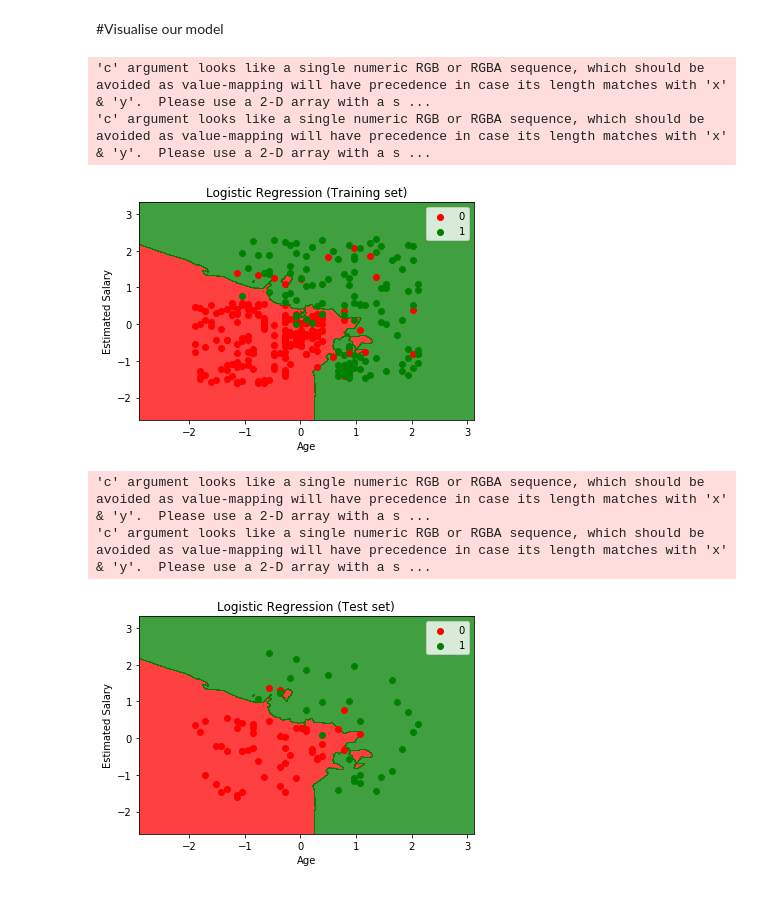
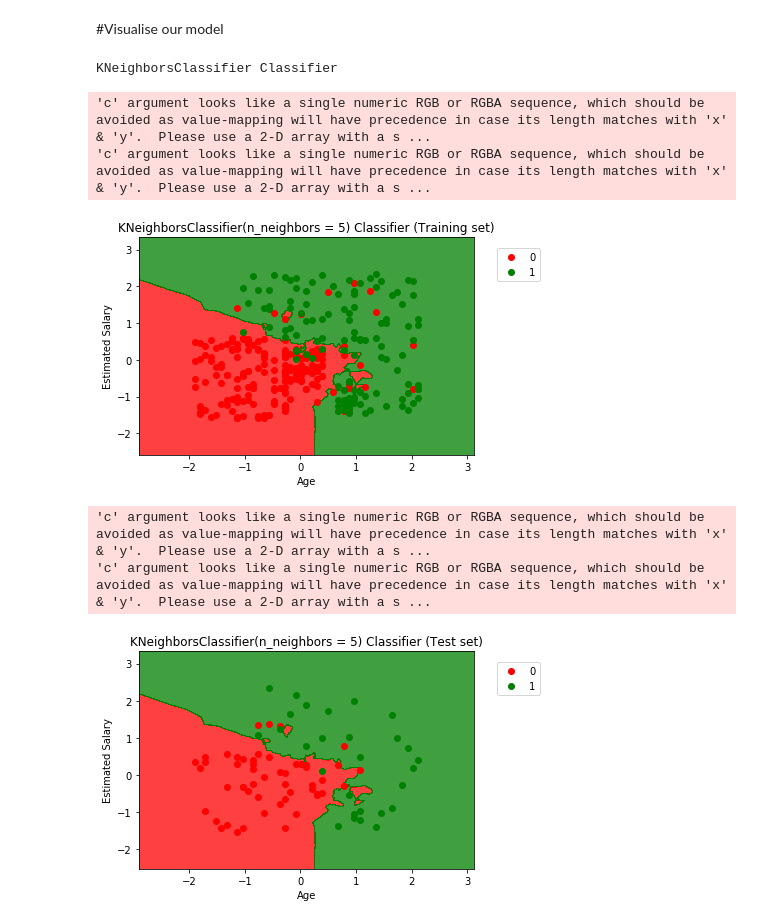
Before and after one commit to noushadkhan01/ML-and-DL-by-SuperDataScience, a Jupyter notebook: Machine-Learning/Part 3 - Classification/Section 15 - K-Nearest Neighbors (K-NN)/K_NN_Classifier_on_ad_dataset.ipynb, the cells around one changed output. Cells and saved outputs as stored; diff of their text form; code cells hidden in the pictures.

```diff
--- a/Machine-Learning/Part 3 - Classification/Section 15 - K-Nearest Neighbors (K-NN)/K_NN_Classifier_on_ad_dataset.ipynb
+++ b/Machine-Learning/Part 3 - Classification/Section 15 - K-Nearest Neighbors (K-NN)/K_NN_Classifier_on_ad_dataset.ipynb
@@ -261,11 +262,12 @@ array([[48,  4],
 # %%
 import warnings
 warnings.filterwarnings(action = 'ignore')
-visualise_classifier_performance(X_train, X_test, y_train, y_test, model)
+visualise_classifier_performance(X_train, X_test, y_train, y_test, model, important_parameter = 'n_neighbors')
 # %% [output]
-'c' argument looks like a single numeric RGB or RGBA sequence, which should be avoided as value-mapping will have precedence in case its length matches with 'x' & 'y'.  Please use a 2-D array with a s ...
-'c' argument looks like a single numeric RGB or RGBA sequence, which should be avoided as value-mapping will have precedence in case its length matches with 'x' & 'y'.  Please use a 2-D array with a s ...
+KNeighborsClassifier Classifier
+'c' argument looks like a single numeric RGB or RGBA sequence, which should be avoided as value-mapping will have precedence in case its length matches with 'x' & 'y'.  Please use a 2-D array with a s ...
+'c' argument looks like a single numeric RGB or RGBA sequence, which should be avoided as value-mapping will have precedence in case its length matches with 'x' & 'y'.  Please use a 2-D array with a s ...
-[figure, old version]
+[figure, new version]
-'c' argument looks like a single numeric RGB or RGBA sequence, which should be avoided as value-mapping will have precedence in case its length matches with 'x' & 'y'.  Please use a 2-D array with a s ...
-'c' argument looks like a single numeric RGB or RGBA sequence, which should be avoided as value-mapping will have precedence in case its length matches with 'x' & 'y'.  Please use a 2-D array with a s ...
+'c' argument looks like a single numeric RGB or RGBA sequence, which should be avoided as value-mapping will have precedence in case its length matches with 'x' & 'y'.  Please use a 2-D array with a s ...
+'c' argument looks like a single numeric RGB or RGBA sequence, which should be avoided as value-mapping will have precedence in case its length matches with 'x' & 'y'.  Please use a 2-D array with a s ...
-[figure, old version]
+[figure, new version]
```
Also changed, not shown: parts of 17 cells of this notebook.
